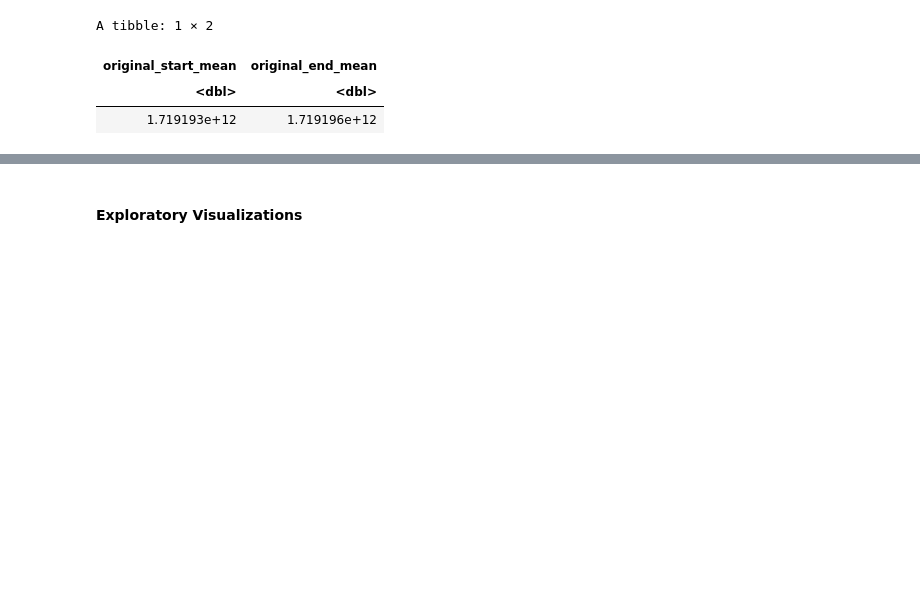
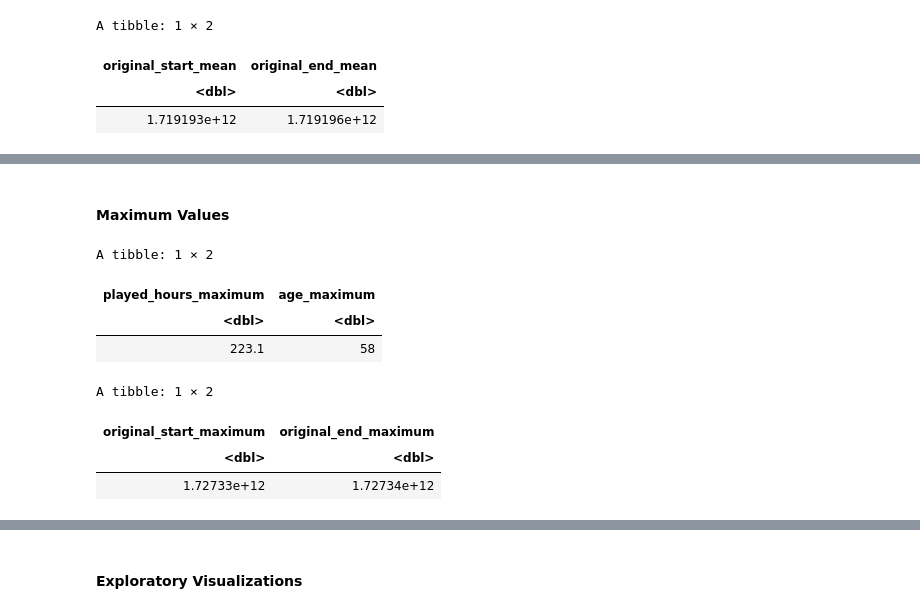
Before and after one commit to arakwon/individual_report, a Jupyter notebook: individual_report.ipynb, the cells around one changed output, grey strips where cells are left out. Drawn from its saved outputs; the diff is of its cells as text; code cells hidden in the pictures; blank space fills up the shorter version.

```diff
--- a/individual_report.ipynb
+++ b/individual_report.ipynb
@@ -254,0 +273,21 @@ A tibble: 1 × 2
+# %% [markdown]
+#### Maximum Values
+# %%
+player_maximums <- player |>
+    summarize(played_hours_maximum = max(played_hours),
+              age_maximum = max(age))
+player_maximums
+
+session_maximums <- session |>
+    summarize(original_start_maximum = max(original_start_time),
+              original_end_maximum = max(original_end_time))
+session_maximums
+# %% [output]
+A tibble: 1 × 2
+| played_hours_maximum | age_maximum |
+| <dbl> | <dbl> |
+| 223.1 | 58 |
+A tibble: 1 × 2
+| original_start_maximum | original_end_maximum |
+| <dbl> | <dbl> |
+| 1.72733e+12 | 1.72734e+12 |
```
Also changed, not shown: parts of 9 cells of this notebook.
